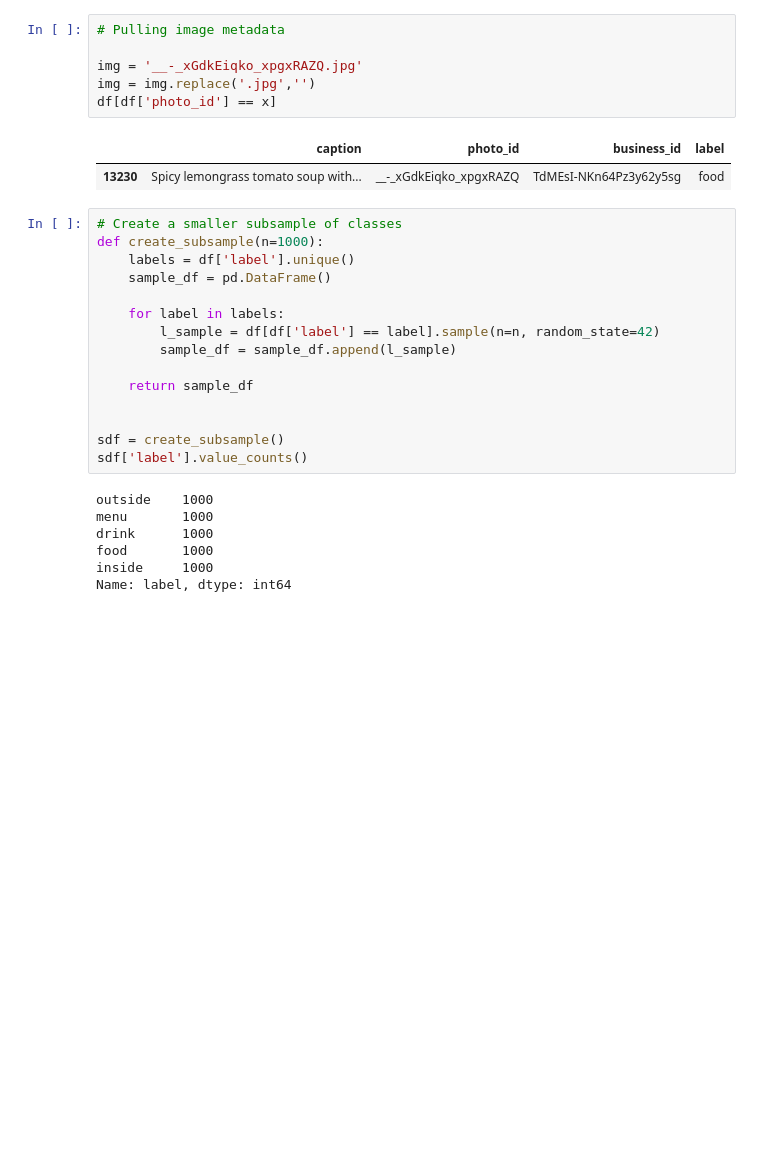
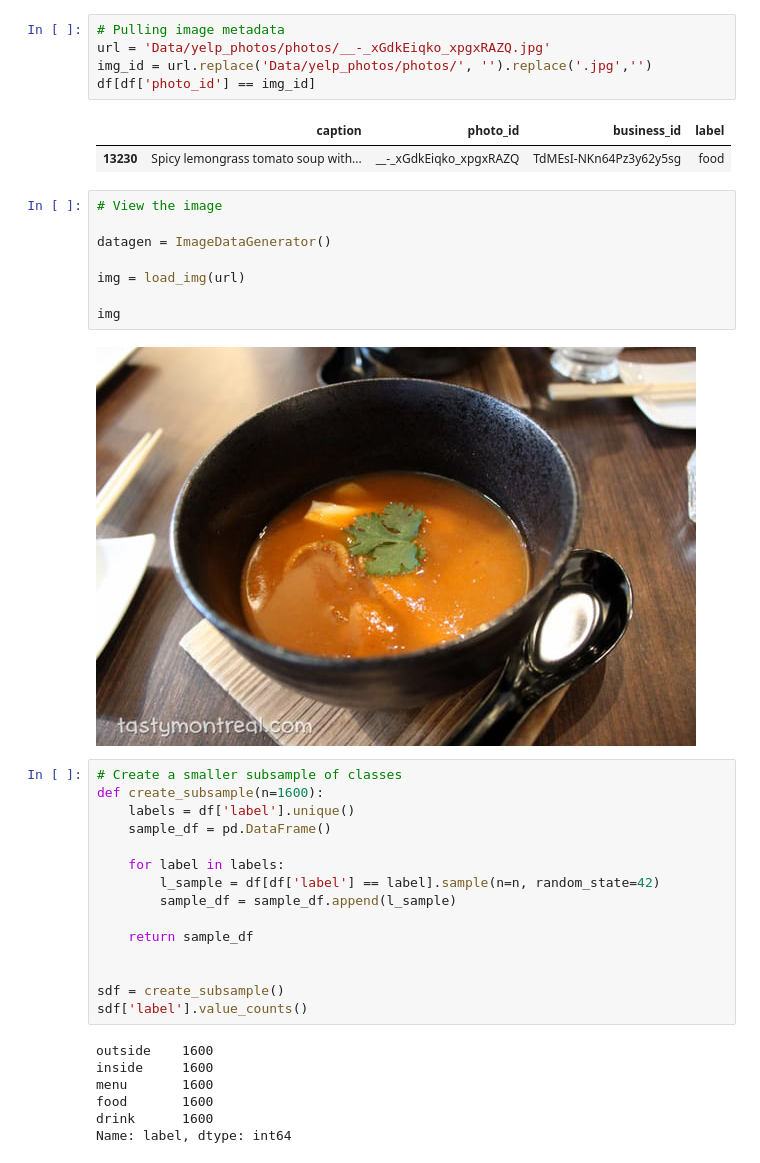
Before and after one commit to Lambda-X-Yelp-Challenge/image_classification, a Jupyter notebook: Exploration.ipynb, the cells around one changed output. Cells and saved outputs as stored; diff of their text form; blank space fills up the shorter version.

```diff
--- a/Exploration.ipynb
+++ b/Exploration.ipynb
@@ -50,15 +37,24 @@ show_images(['__-_xGdkEiqko_xpgxRAZQ.jpg'])
 # %%
 # Pulling image metadata
-
-img = '__-_xGdkEiqko_xpgxRAZQ.jpg'
-img = img.replace('.jpg','')
-df[df['photo_id'] == x]
+url = 'Data/yelp_photos/photos/__-_xGdkEiqko_xpgxRAZQ.jpg'
+img_id = url.replace('Data/yelp_photos/photos/', '').replace('.jpg','')
+df[df['photo_id'] == img_id]
 # %% [output]
 |  | caption | photo_id | business_id | label |
 | 13230 | Spicy lemongrass tomato soup with... | __-_xGdkEiqko_xpgxRAZQ | TdMEsI-NKn64Pz3y62y5sg | food |
+# %%
+# View the image
+
+datagen = ImageDataGenerator()
+
+img = load_img(url)
+
+img
+# %% [output]
+[figure, added]
 # %%
 # Create a smaller subsample of classes
-def create_subsample(n=1000):
+def create_subsample(n=1600):
     labels = df['label'].unique()
     sample_df = pd.DataFrame()
 
@@ -72,9 +68,9 @@ def create_subsample(n=1000):
 sdf = create_subsample()
 sdf['label'].value_counts()
 # %% [output]
-outside    1000
-menu       1000
-drink      1000
-food       1000
-inside     1000
+outside    1600
+inside     1600
+menu       1600
+food       1600
+drink      1600
 Name: label, dtype: int64
```
Also changed, not shown: parts of 14 cells of this notebook, 1 other file.
